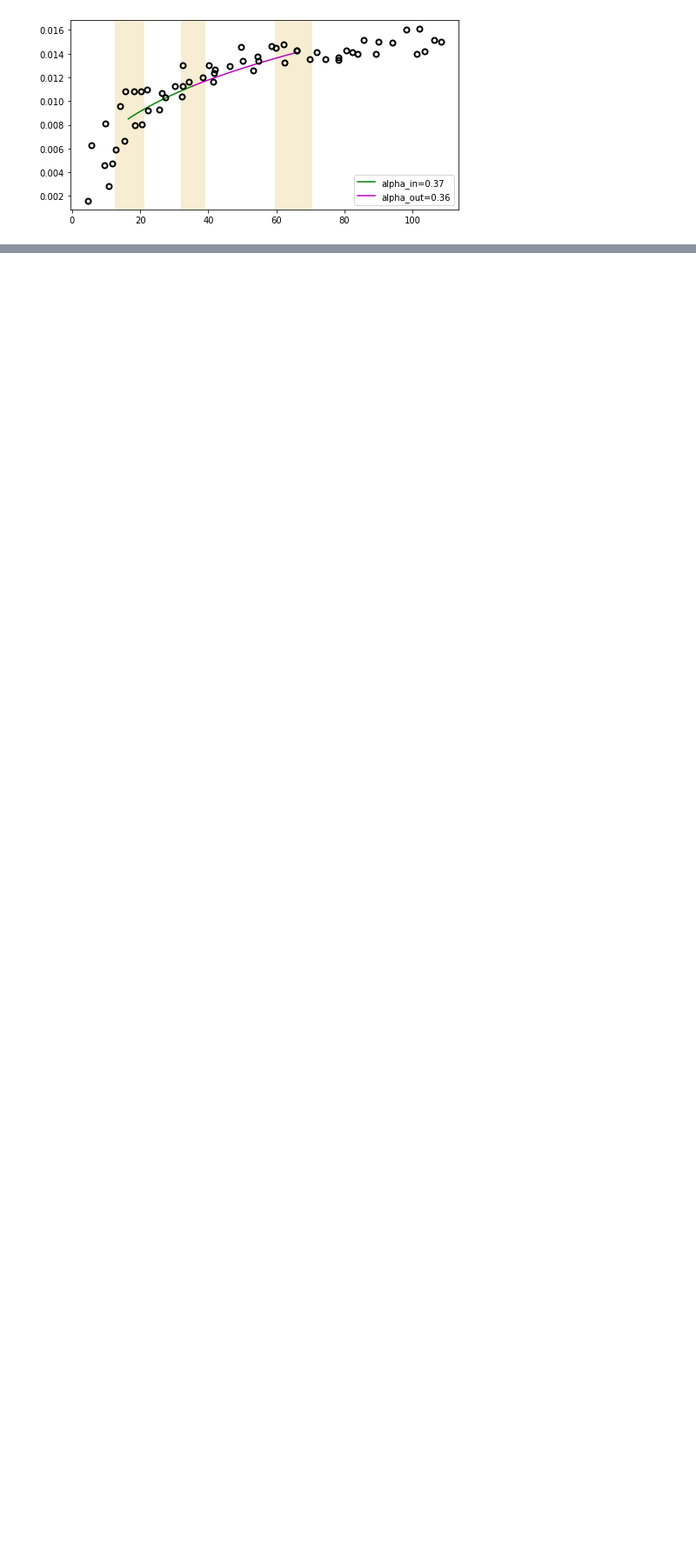
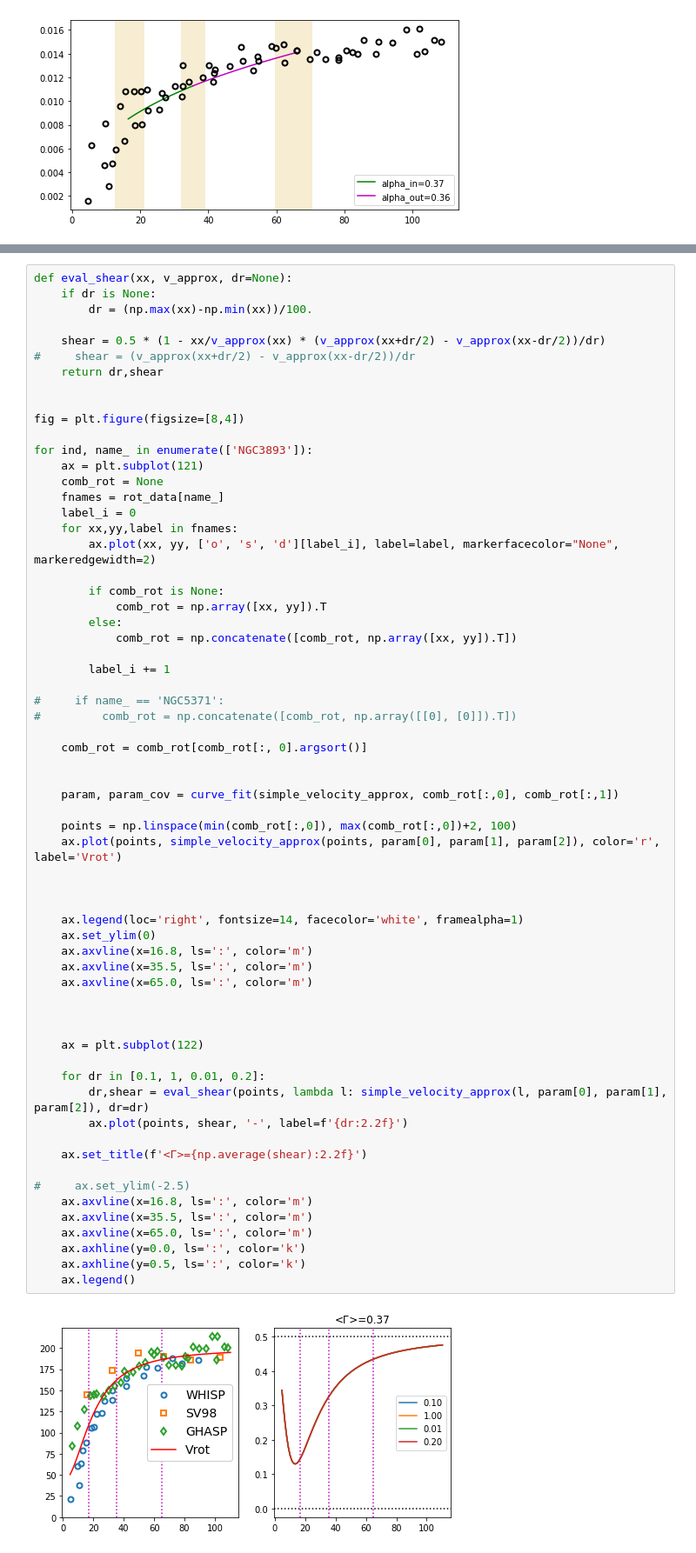
Before and after one commit to Amarchuk/crs_coupling, a Jupyter notebook: vrot_from_picture_tests.ipynb, the cells around one changed output, grey strips where cells are left out. Shown at 87% size. Cells and saved outputs as stored; diff of their text form; blank space fills up the shorter version.

```diff
--- a/vrot_from_picture_tests.ipynb
+++ b/vrot_from_picture_tests.ipynb
@@ -922,0 +1083,65 @@ for alp_in in [0.37]:
+# %%
+def eval_shear(xx, v_approx, dr=None):
+    if dr is None:
+        dr = (np.max(xx)-np.min(xx))/100.
+
+    shear = 0.5 * (1 - xx/v_approx(xx) * (v_approx(xx+dr/2) - v_approx(xx-dr/2))/dr)
+#     shear = (v_approx(xx+dr/2) - v_approx(xx-dr/2))/dr
+    return dr,shear
+
+
+fig = plt.figure(figsize=[8,4])
+
+for ind, name_ in enumerate(['NGC3893']):
+    ax = plt.subplot(121)
+    comb_rot = None
+    fnames = rot_data[name_]
+    label_i = 0
+    for xx,yy,label in fnames:
+        ax.plot(xx, yy, ['o', 's', 'd'][label_i], label=label, markerfacecolor="None", markeredgewidth=2)
+
+        if comb_rot is None:
+            comb_rot = np.array([xx, yy]).T
+        else:
+            comb_rot = np.concatenate([comb_rot, np.array([xx, yy]).T])
+
+        label_i += 1
+
+#     if name_ == 'NGC5371':
+#         comb_rot = np.concatenate([comb_rot, np.array([[0], [0]]).T])
+
+    comb_rot = comb_rot[comb_rot[:, 0].argsort()]
+
+
+    param, param_cov = curve_fit(simple_velocity_approx, comb_rot[:,0], comb_rot[:,1])
+
+    points = np.linspace(min(comb_rot[:,0]), max(comb_rot[:,0])+2, 100)
+    ax.plot(points, simple_velocity_approx(points, param[0], param[1], param[2]), color='r', label='Vrot')
+
+
+
+    ax.legend(loc='right', fontsize=14, facecolor='white', framealpha=1)
+    ax.set_ylim(0)
+    ax.axvline(x=16.8, ls=':', color='m')
+    ax.axvline(x=35.5, ls=':', color='m')
+    ax.axvline(x=65.0, ls=':', color='m')
+
+
+
+    ax = plt.subplot(122)
+
+    for dr in [0.1, 1, 0.01, 0.2]:
+        dr,shear = eval_shear(points, lambda l: simple_velocity_approx(l, param[0], param[1], param[2]), dr=dr)
+        ax.plot(points, shear, '-', label=f'{dr:2.2f}')
+
+    ax.set_title(f'<Г>={np.average(shear):2.2f}')
+
+#     ax.set_ylim(-2.5)
+    ax.axvline(x=16.8, ls=':', color='m')
+    ax.axvline(x=35.5, ls=':', color='m')
+    ax.axvline(x=65.0, ls=':', color='m')
+    ax.axhline(y=0.0, ls=':', color='k')
+    ax.axhline(y=0.5, ls=':', color='k')
+    ax.legend()
+# %% [output]
+[figure, added]
```
Also changed, not shown: parts of 18 cells of this notebook.
